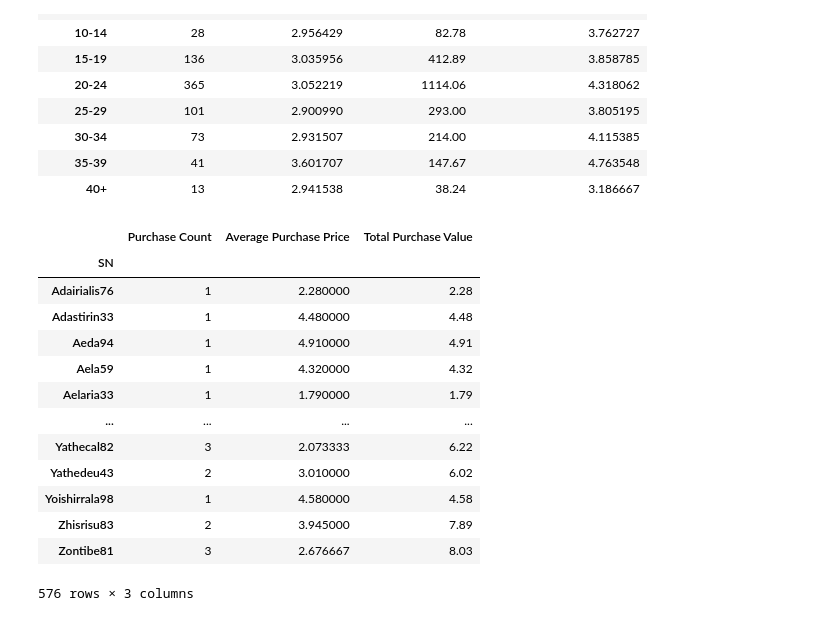
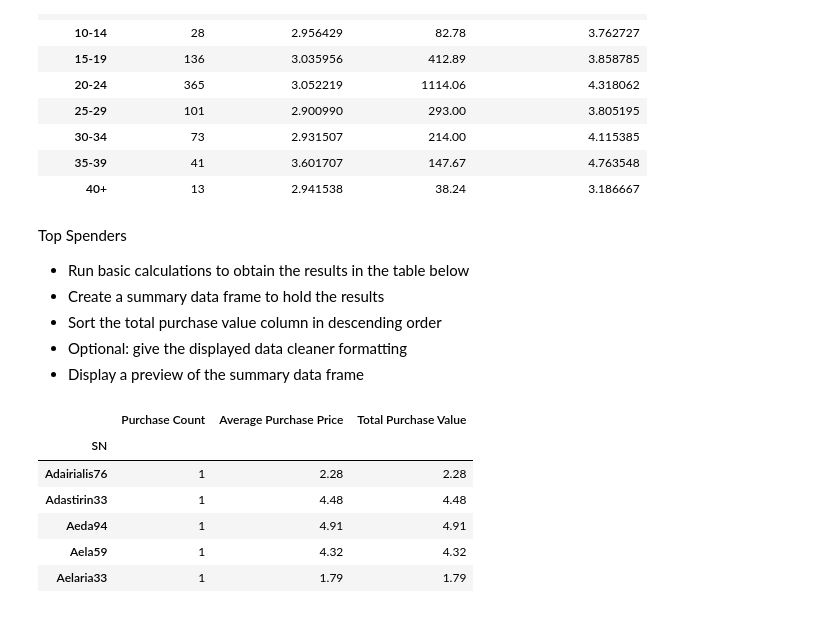
Before and after one commit to corriethomas/Pandas-Challenge, a Jupyter notebook: HeroesOfPymoli/Heroes_Notebook-Copy1.ipynb, the cells around one changed output. Saved outputs shown, nothing was run; the diff lists cells and outputs as text; code cells hidden in the pictures.

```diff
--- a/HeroesOfPymoli/Heroes_Notebook-Copy1.ipynb
+++ b/HeroesOfPymoli/Heroes_Notebook-Copy1.ipynb
@@ -157,22 +169,24 @@ age_purchasing_df
+# %% [markdown]
+Top Spenders
+- Run basic calculations to obtain the results in the table below
+- Create a summary data frame to hold the results
+- Sort the total purchase value column in descending order
+- Optional: give the displayed data cleaner formatting
+- Display a preview of the summary data frame
 # %%
+#Group the original data frame by individual screen names
 grouped_names = purchase_df.groupby(["SN"])
 
+#Create new data frame to store and run calculations
 top_spenders_df = pd.DataFrame({"Purchase Count": grouped_names["Purchase ID"].nunique(),
                                "Average Purchase Price": grouped_names["Price"].mean(),
                                "Total Purchase Value": grouped_names["Price"].sum()})
-top_spenders_df
+top_spenders_df.head()
 # %% [output]
 |  | Purchase Count | Average Purchase Price | Total Purchase Value |
 | SN |  |  |  |
-| Adairialis76 | 1 | 2.280000 | 2.28 |
-| Adastirin33 | 1 | 4.480000 | 4.48 |
-| Aeda94 | 1 | 4.910000 | 4.91 |
-| Aela59 | 1 | 4.320000 | 4.32 |
-| Aelaria33 | 1 | 1.790000 | 1.79 |
-| ... | ... | ... | ... |
-| Yathecal82 | 3 | 2.073333 | 6.22 |
-| Yathedeu43 | 2 | 3.010000 | 6.02 |
-| Yoishirrala98 | 1 | 4.580000 | 4.58 |
-| Zhisrisu83 | 2 | 3.945000 | 7.89 |
-| Zontibe81 | 3 | 2.676667 | 8.03 |
+| Adairialis76 | 1 | 2.28 | 2.28 |
+| Adastirin33 | 1 | 4.48 | 4.48 |
+| Aeda94 | 1 | 4.91 | 4.91 |
+| Aela59 | 1 | 4.32 | 4.32 |
+| Aelaria33 | 1 | 1.79 | 1.79 |
-576 rows × 3 columns
```
Also changed, not shown: parts of 21 cells of this notebook.
